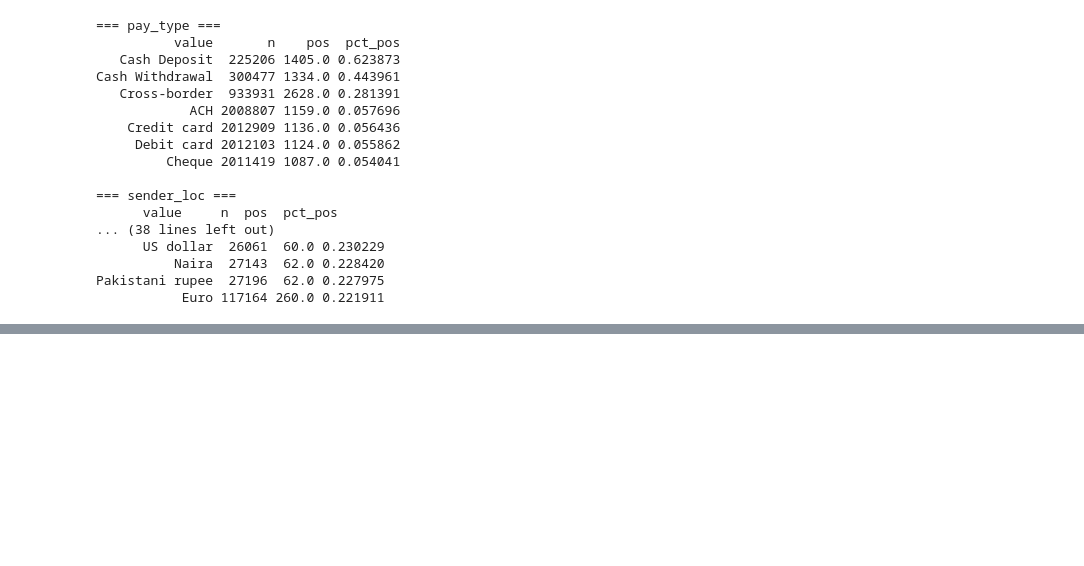
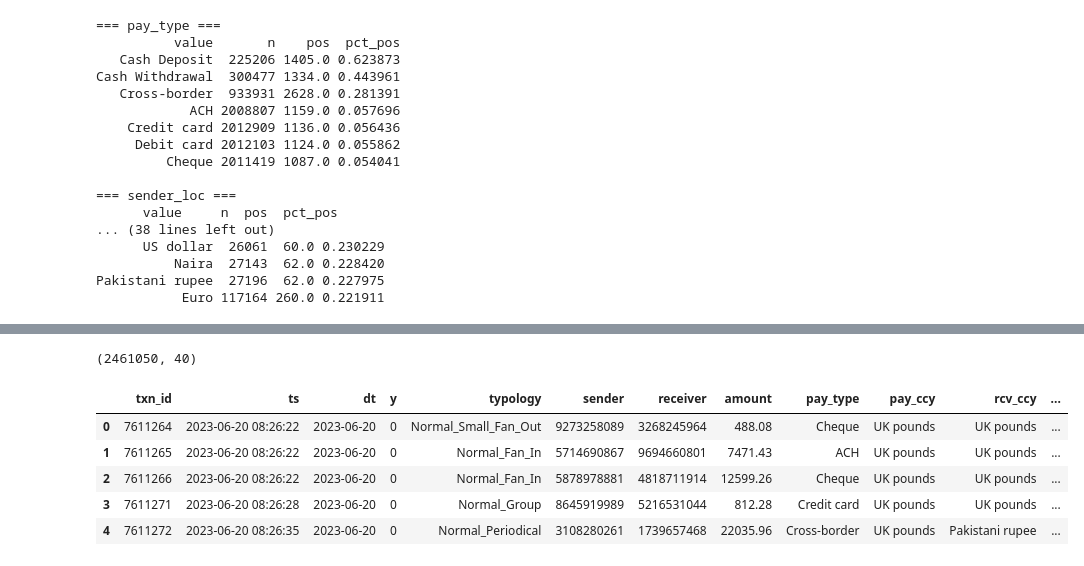
Before and after one commit to cadowling/project-portfolio, a Jupyter notebook: SAML-D_Feature_Engineering_XGB.ipynb, the cells around one changed output, grey strips where cells are left out. Cells and saved outputs as stored; diff of their text form; code cells hidden in the pictures; blank space fills up the shorter version.

Commit message:
incorporating rule engine and model tuning to notebook

```diff
--- a/SAML-D_Feature_Engineering_XGB.ipynb
+++ b/SAML-D_Feature_Engineering_XGB.ipynb
@@ -502,0 +394,68 @@ memory usage: 870.2 MB
+# %%
+# Assemble the transaction-level feature matrix.
+#  - sender/receiver carried through: the rule engine alerts on accounts
+#  - sum_1d surfaced from leg_feat: needed by the structuring scenario
+#  - pass-through ratio now compares each account against ITSELF (via acct_flow)
+con.execute(f"""
+CREATE OR REPLACE TABLE features AS
+WITH s   AS (SELECT * FROM leg_feat WHERE direction = 'OUT'),
+     r   AS (SELECT * FROM leg_feat WHERE direction = 'IN'),
+     sfl AS (SELECT txn_id, in_7d, out_7d FROM acct_flow WHERE direction = 'OUT'),
+     rfl AS (SELECT txn_id, in_7d, out_7d FROM acct_flow WHERE direction = 'IN'),
+     sf  AS (SELECT txn_id, n_cp_7d AS snd_n_cp_7d FROM fan_feat WHERE direction='OUT'),
+     rf  AS (SELECT txn_id, n_cp_7d AS rcv_n_cp_7d FROM fan_feat WHERE direction='IN')
+SELECT
+    t.txn_id, t.ts, t.dt, t.y, t.typology,
+    t.sender, t.receiver,
+    t.amount, t.pay_type, t.pay_ccy, t.rcv_ccy, t.sender_loc, t.receiver_loc,
+
+    -- transaction-intrinsic
+    log10(t.amount + 1)                                        AS log_amount,
+    CASE WHEN t.sender_loc <> t.receiver_loc THEN 1 ELSE 0 END AS is_xborder,
+    CASE WHEN t.pay_ccy    <> t.rcv_ccy      THEN 1 ELSE 0 END AS is_xccy,
+    CASE WHEN t.amount % 1000 = 0 THEN 1 ELSE 0 END             AS is_round_1k,
+    CASE WHEN t.amount BETWEEN {CFG['ctr_threshold']}*(1-{CFG['struct_band']})
+                           AND {CFG['ctr_threshold']} THEN 1 ELSE 0 END AS is_just_under_ctr,
+    hour(t.ts)                                                 AS hour_of_day,
+    CASE WHEN dayofweek(t.ts) IN (0,6) THEN 1 ELSE 0 END        AS is_weekend,
+
+    -- sender-side velocity
+    s.cnt_1d AS snd_cnt_1d, s.cnt_7d AS snd_cnt_7d, s.cnt_30d AS snd_cnt_30d,
+    s.sum_1d AS snd_sum_1d, s.sum_7d AS snd_sum_7d, s.max_7d AS snd_max_7d,
+    s.secs_since_prev AS snd_dormancy,
+    (t.amount - s.trail_avg_20) / NULLIF(s.trail_std_20, 0) AS snd_amount_z,
+
+    -- receiver-side velocity
+    r.cnt_1d AS rcv_cnt_1d, r.cnt_7d AS rcv_cnt_7d, r.cnt_30d AS rcv_cnt_30d,
+    r.sum_1d AS rcv_sum_1d, r.sum_7d AS rcv_sum_7d,
+    r.secs_since_prev AS rcv_dormancy,
+    (t.amount - r.trail_avg_20) / NULLIF(r.trail_std_20, 0) AS rcv_amount_z,
+
+    -- graph shape
+    sf.snd_n_cp_7d, rf.rcv_n_cp_7d,
+    sf.snd_n_cp_7d::DOUBLE / NULLIF(s.cnt_7d, 0) AS snd_cp_ratio,
+
+    -- pass-through / mule: each account's own money-out vs money-in over 7d
+    rfl.out_7d / NULLIF(rfl.in_7d, 0) AS rcv_passthru_ratio,
+    sfl.out_7d / NULLIF(sfl.in_7d, 0) AS snd_passthru_ratio
+
+FROM txn_s t
+LEFT JOIN s   ON s.txn_id   = t.txn_id
+LEFT JOIN r   ON r.txn_id   = t.txn_id
+LEFT JOIN sf  ON sf.txn_id  = t.txn_id
+LEFT JOIN rf  ON rf.txn_id  = t.txn_id
+LEFT JOIN sfl ON sfl.txn_id = t.txn_id
+LEFT JOIN rfl ON rfl.txn_id = t.txn_id
+""")
+
+feat = con.execute("SELECT * FROM features").df()
+print(feat.shape)
+feat.head()
+# %% [output]
+(2461050, 40)
+|  | txn_id | ts | dt | y | typology | sender | receiver | amount | pay_type | pay_ccy | rcv_ccy | ... |
+| 0 | 7611264 | 2023-06-20 08:26:22 | 2023-06-20 | 0 | Normal_Small_Fan_Out | 9273258089 | 3268245964 | 488.08 | Cheque | UK pounds | UK pounds | ... |
+| 1 | 7611265 | 2023-06-20 08:26:22 | 2023-06-20 | 0 | Normal_Fan_In | 5714690867 | 9694660801 | 7471.43 | ACH | UK pounds | UK pounds | ... |
+| 2 | 7611266 | 2023-06-20 08:26:22 | 2023-06-20 | 0 | Normal_Fan_In | 5878978881 | 4818711914 | 12599.26 | Cheque | UK pounds | UK pounds | ... |
+| 3 | 7611271 | 2023-06-20 08:26:28 | 2023-06-20 | 0 | Normal_Group | 8645919989 | 5216531044 | 812.28 | Credit card | UK pounds | UK pounds | ... |
+| 4 | 7611272 | 2023-06-20 08:26:35 | 2023-06-20 | 0 | Normal_Periodical | 3108280261 | 1739657468 | 22035.96 | Cross-border | UK pounds | Pakistani rupee | ... |
```
Also changed, not shown: parts of 28 cells of this notebook.
